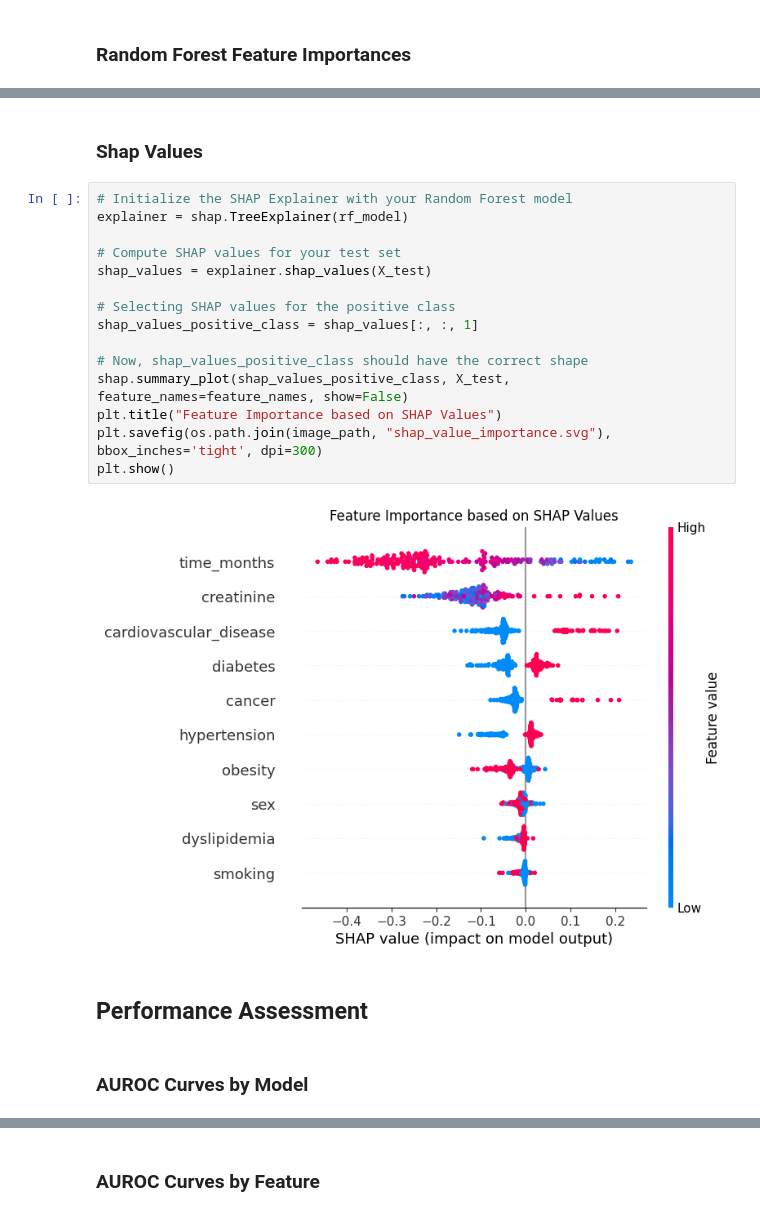
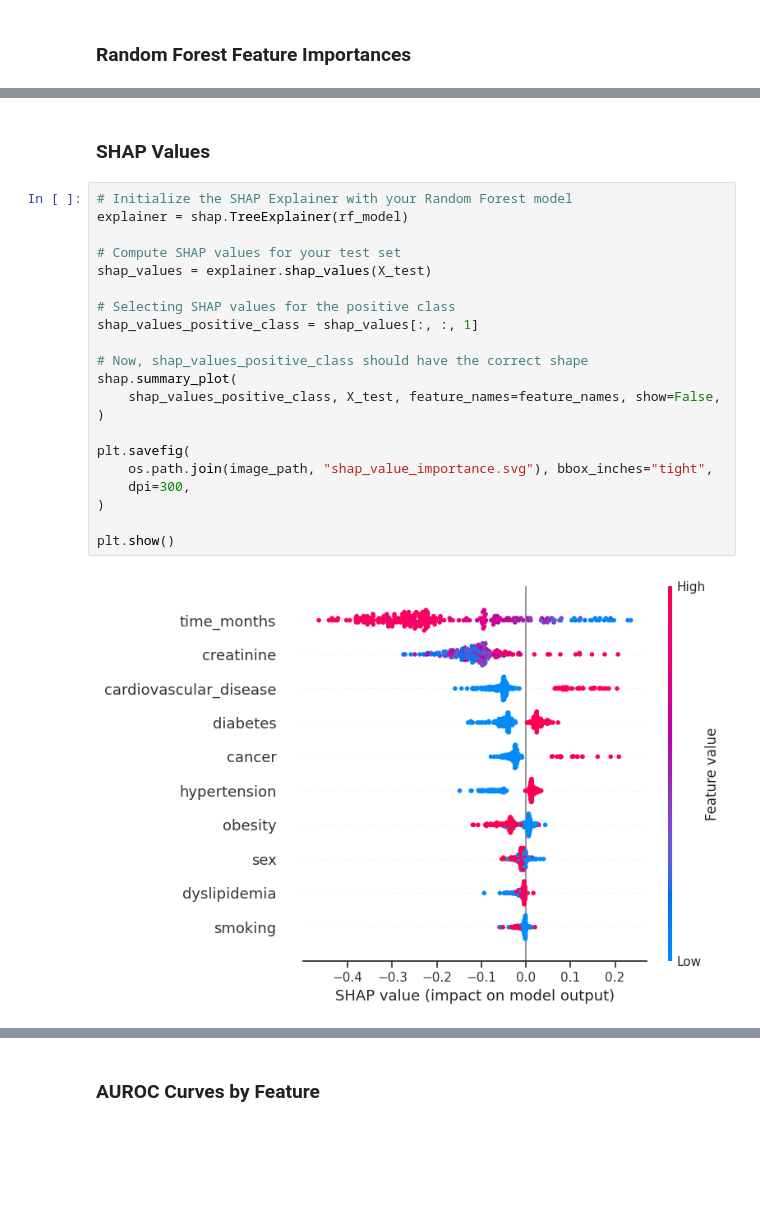
Before and after one commit to lshpaner/ckd_uae, a Jupyter notebook: CKD_UAE_Modeling.ipynb, the cells around one changed output, grey strips where cells are left out. Saved outputs shown, nothing was run; the diff lists cells and outputs as text; blank space fills up the shorter version.

```diff
--- a/CKD_UAE_Modeling.ipynb
+++ b/CKD_UAE_Modeling.ipynb
@@ -563,23 +660,25 @@ plt.show()
 # %% [markdown]
-### Shap Values
+### SHAP Values
 # %%
 # Initialize the SHAP Explainer with your Random Forest model
 explainer = shap.TreeExplainer(rf_model)
 
 # Compute SHAP values for your test set
 shap_values = explainer.shap_values(X_test)
 
 # Selecting SHAP values for the positive class
 shap_values_positive_class = shap_values[:, :, 1]
 
 # Now, shap_values_positive_class should have the correct shape
-shap.summary_plot(shap_values_positive_class, X_test, feature_names=feature_names, show=False)
-plt.title("Feature Importance based on SHAP Values")
-plt.savefig(os.path.join(image_path, "shap_value_importance.svg"), bbox_inches='tight', dpi=300)
+shap.summary_plot(
+    shap_values_positive_class, X_test, feature_names=feature_names, show=False,
+)
+
+plt.savefig(
+    os.path.join(image_path, "shap_value_importance.svg"), bbox_inches="tight",
+    dpi=300,
+)
+
 plt.show()
 # %% [output]
-[figure, old version]
+[figure, new version]
-# %% [markdown]
-## Performance Assessment
-# %% [markdown]
-### AUROC Curves by Model
```
Also changed, not shown: parts of 22 cells of this notebook.
